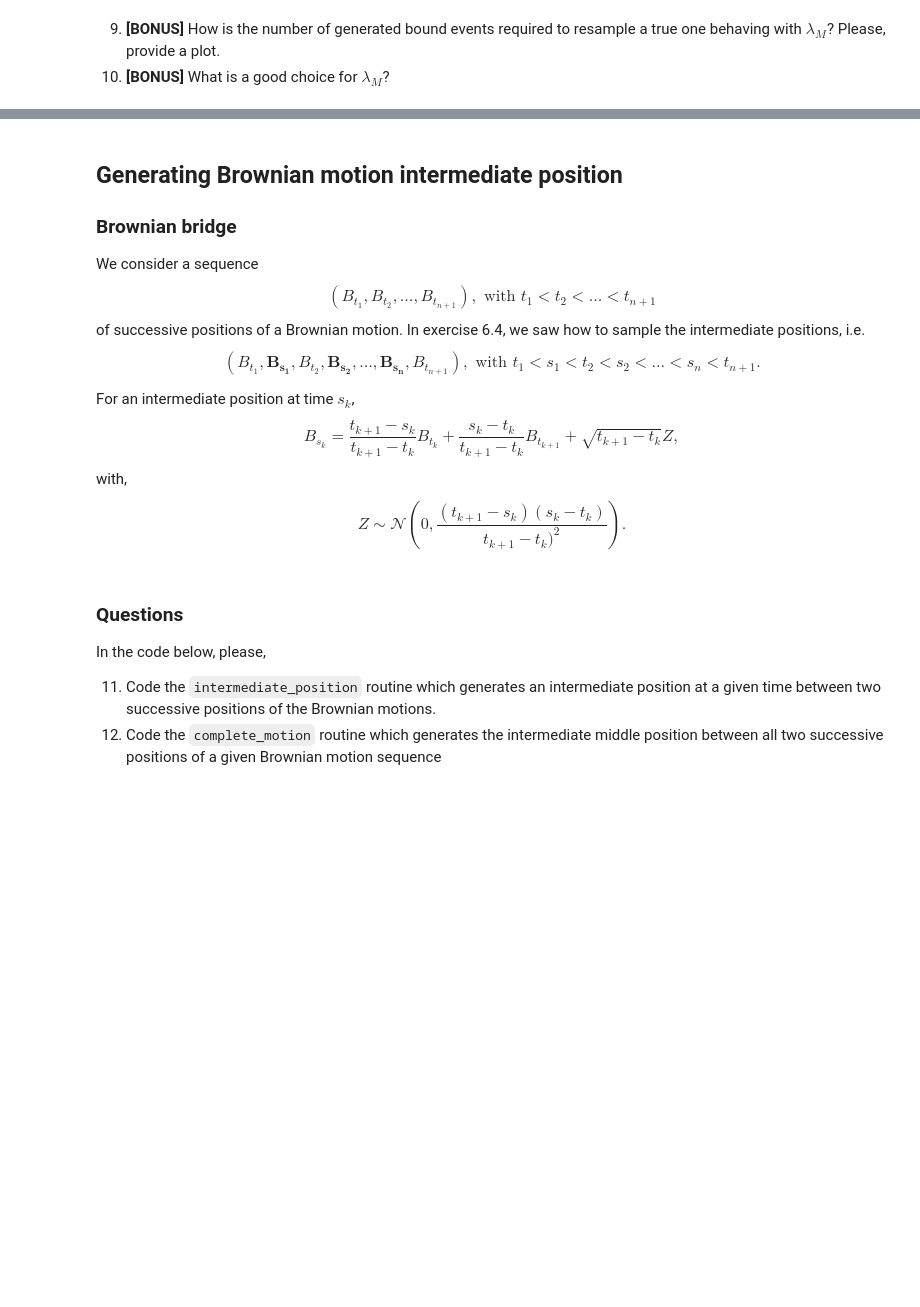
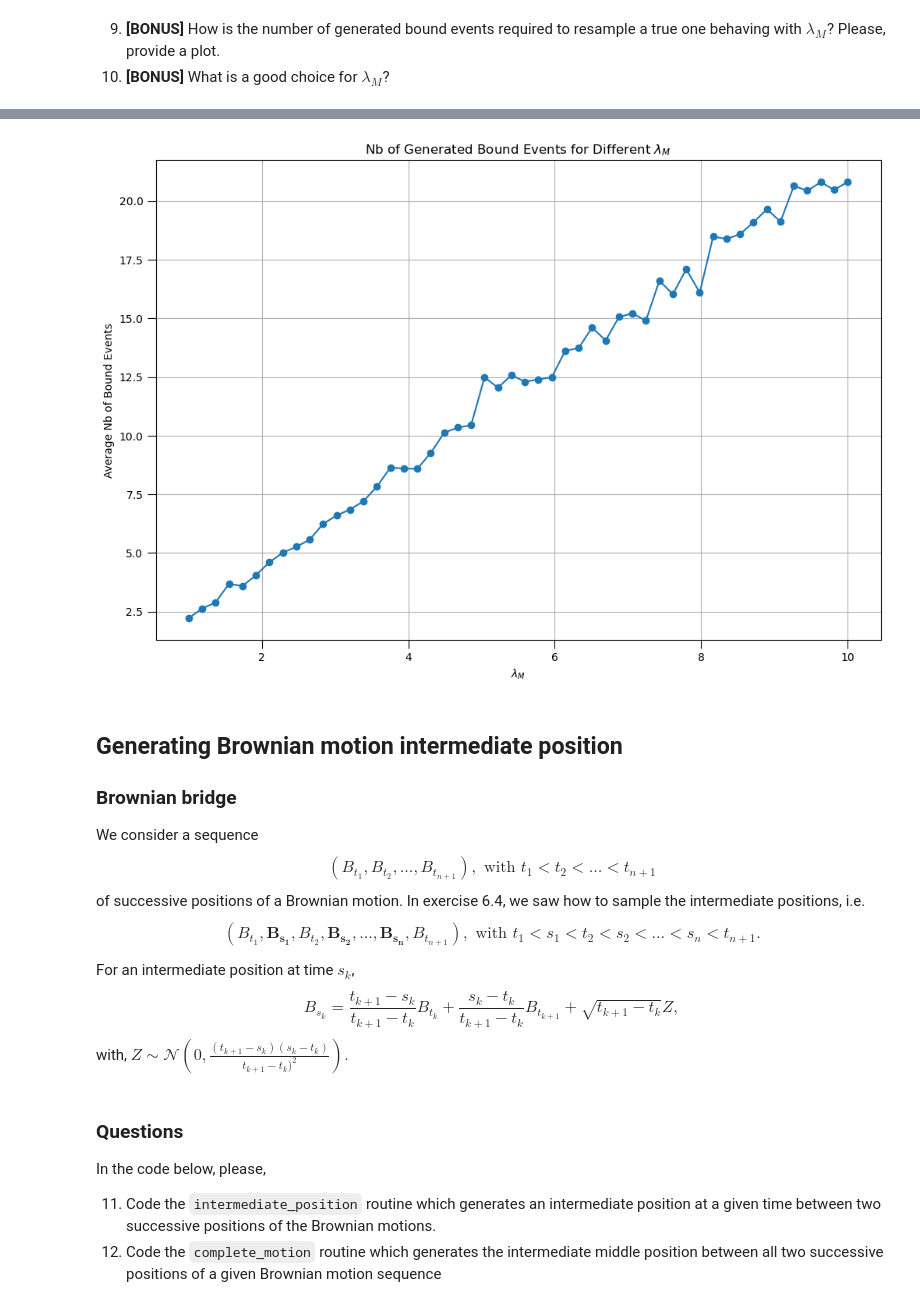
Before and after one commit to sabrinasartori/MAP556, a Jupyter notebook: TP5.ipynb, the cells around one changed output, grey strips where cells are left out. Drawn from its saved outputs; the diff is of its cells as text; code cells hidden in the pictures; blank space fills up the shorter version.

```diff
--- a/TP5.ipynb
+++ b/TP5.ipynb
@@ -101,3 +250,32 @@ class max_cos_PP:
+# %%
+lambda_M_values = np.linspace(1, 10, 50)
+n_trials = 1000
+
+def avg_bound_events(lambda_M, n_trials):
+    poisson_process = max_cos_PP(lambda_M=lambda_M)
+    bound_counts = []
+    for _ in range(n_trials):
+        bound_count = 0
+        tau_0 = 0
+        tau = poisson_process.homogeneousPP_generation()
+        while np.random.rand() > poisson_process.lambda_rate(tau + tau_0) / lambda_M:
+            bound_count += 1
+            tau_0 += tau
+            tau = poisson_process.homogeneousPP_generation()
+        bound_counts.append(bound_count + 1)
+    return np.mean(bound_counts)
+
+avg_bound_events_per_lambda = [avg_bound_events(l_M, n_trials) for l_M in lambda_M_values]
+
+plt.figure(figsize=(12, 8))
+plt.plot(lambda_M_values, avg_bound_events_per_lambda, marker='o')
+plt.xlabel(r'$\lambda_M$')
+plt.ylabel('Average Nb of Bound Events')
+plt.title('Nb of Generated Bound Events for Different $\lambda_M$')
+plt.grid()
+plt.show()
+# %% [output]
+[figure, added]
 # %% [markdown]
 ## Generating Brownian motion intermediate position
 
@@ -109,8 +287,8 @@ of successive positions of a Brownian motion. In exercise 6.4, we saw how to sam
 
 For an intermediate position at time $s_k$,
 $$ B_{s_k} = \frac{t_{k+1}-s_k}{t_{k+1}-t_k}B_{t_k} + \frac{s_k - t_k}{t_{k+1}-t_k}B_{t_{k+1}} + \sqrt{t_{k+1}-t_k} Z,$$
-with, $$Z\sim \mathcal{N}\left(0,\frac{(t_{k+1}-s_k)(s_k-t_k)}{t_{k+1}-t_k)^2}\right).
-$$
+with, $Z\sim \mathcal{N}\left(0,\frac{(t_{k+1}-s_k)(s_k-t_k)}{t_{k+1}-t_k)^2}\right).
+$
 # %% [markdown]
 ### Questions
 In the code below, please,
```
Also changed, not shown: parts of 18 cells of this notebook, 2 other files.
